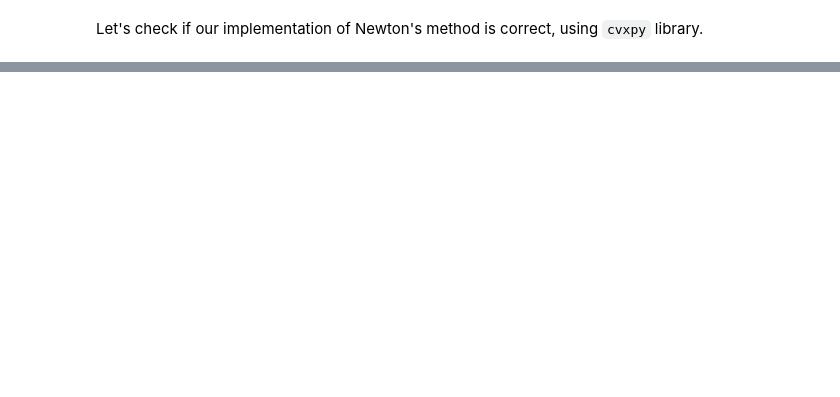
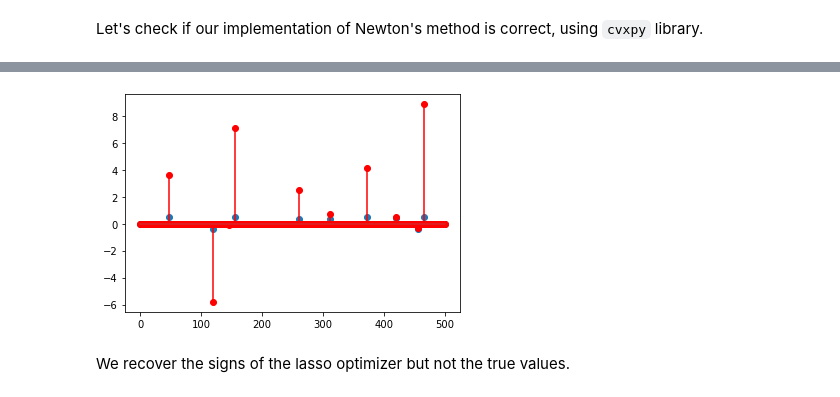
Before and after one commit to simonqueric/MVA, a Jupyter notebook: ConvexOptimization/HW/HW3/HW3_LASSO.ipynb, the cells around one changed output, grey strips where cells are left out. Drawn from its saved outputs; the diff is of its cells as text; code cells hidden in the pictures; blank space fills up the shorter version.

```diff
--- a/ConvexOptimization/HW/HW3/HW3_LASSO.ipynb
+++ b/ConvexOptimization/HW/HW3/HW3_LASSO.ipynb
@@ -215,0 +263,15 @@ Heuristically, an appropriate choice for $\mu$ would be a $\mu \geqslant 20$. In
+# %%
+V = barr_method(Q, p, A, b, v0=np.zeros(n), eps=1e-9, mu=150)
+signs = np.zeros(d)
+signs[np.isclose(X.T@V[-1], Lambda)] = -1
+signs[np.isclose(X.T@V[-1], -Lambda)] = +1
+w_star = np.linalg.pinv(X)@((V[-1]+y))
+plt.stem(w_star*np.abs(signs))
+stem_color = 'r'  # blue
+marker_color = 'r'  # red
+plt.stem(w.value, linefmt=f'{stem_color}', markerfmt=f'{marker_color}o')
+plt.show()
+# %% [output]
+[figure, added]
+# %% [markdown]
+We recover the signs of the lasso optimizer but not the true values.
```
Also changed, not shown: parts of 14 cells of this notebook, 15 other files.
